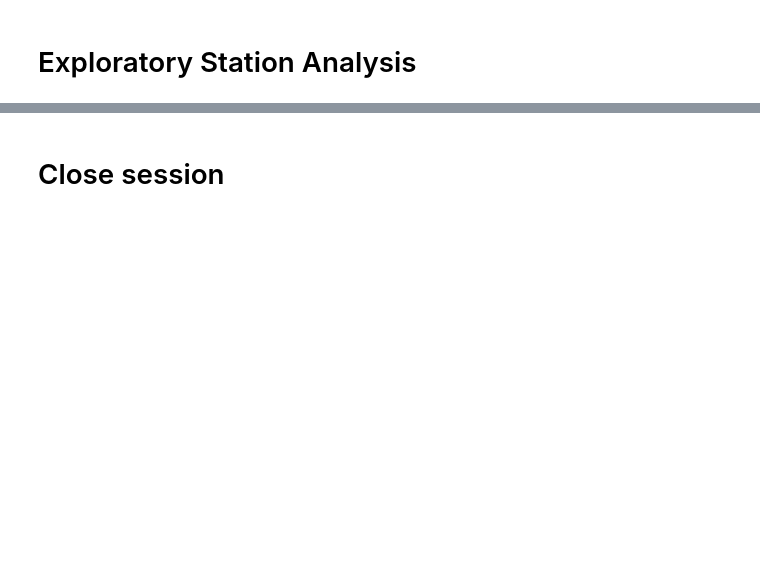
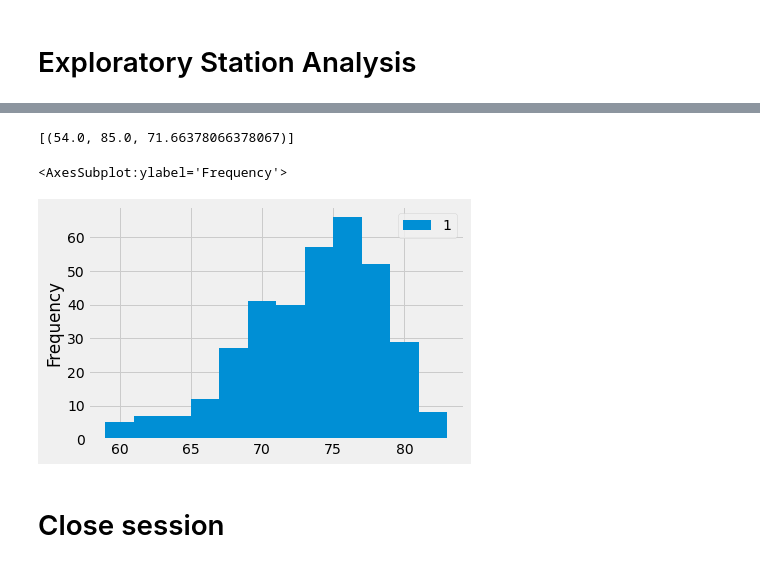
Before and after one commit to 86burke/sqlalchemy-challenge, a Jupyter notebook: climate_starter.ipynb, the cells around one changed output, grey strips where cells are left out. Cells and saved outputs as stored; diff of their text form; code cells hidden in the pictures; blank space fills up the shorter version.

```diff
--- a/climate_starter.ipynb
+++ b/climate_starter.ipynb
@@ -78,3 +103,6 @@ precip[0]
 # %%
 # Design a query to find the most active stations (i.e. what stations have the most rows?)
 # List the stations and the counts in descending order.
+sttn_act = session.query(Measurement.station, func.count(Measurement.station)).\
+group_by(Measurement.station).order_by(func.count(Measurement.station).desc()).all()
+sttn_act
@@ -81,8 +119,29 @@ precip[0]
 # %%
 # Using the most active station id from the previous query, calculate the lowest, highest, and average temperature.
+sttn_num = 'USC00519281'
+session.query(func.min(Measurement.tobs),
+              func.max(Measurement.tobs),
+              func.avg(Measurement.tobs)).filter(Measurement.station == sttn_num).all()
+# %% [output]
+[(54.0, 85.0, 71.66378066378067)]
 # %%
 # Using the most active station id
 # Query the last 12 months of temperature observation data for this station and plot the results as a histogram
+sttn_obs = sttn_act[0][0]
+
+results = session.query(Measurement.date, Measurement.tobs).\
+                        filter(Measurement.date >= "2016-08-24").\
+                        filter(Measurement.date <= "2017-08-23").\
+                        filter(Measurement.station == sttn_obs).all()
+
+# convert to dataframe
+results_df = pd.DataFrame(results)
+
+# historgram
+results_df.plot.hist(bins=12)
+# %% [output]
+<AxesSubplot:ylabel='Frequency'>
+[figure, added]
 # %% [markdown]
 # Close session
 # %%
```
Also changed, not shown: parts of 7 cells of this notebook, 1 other file.
